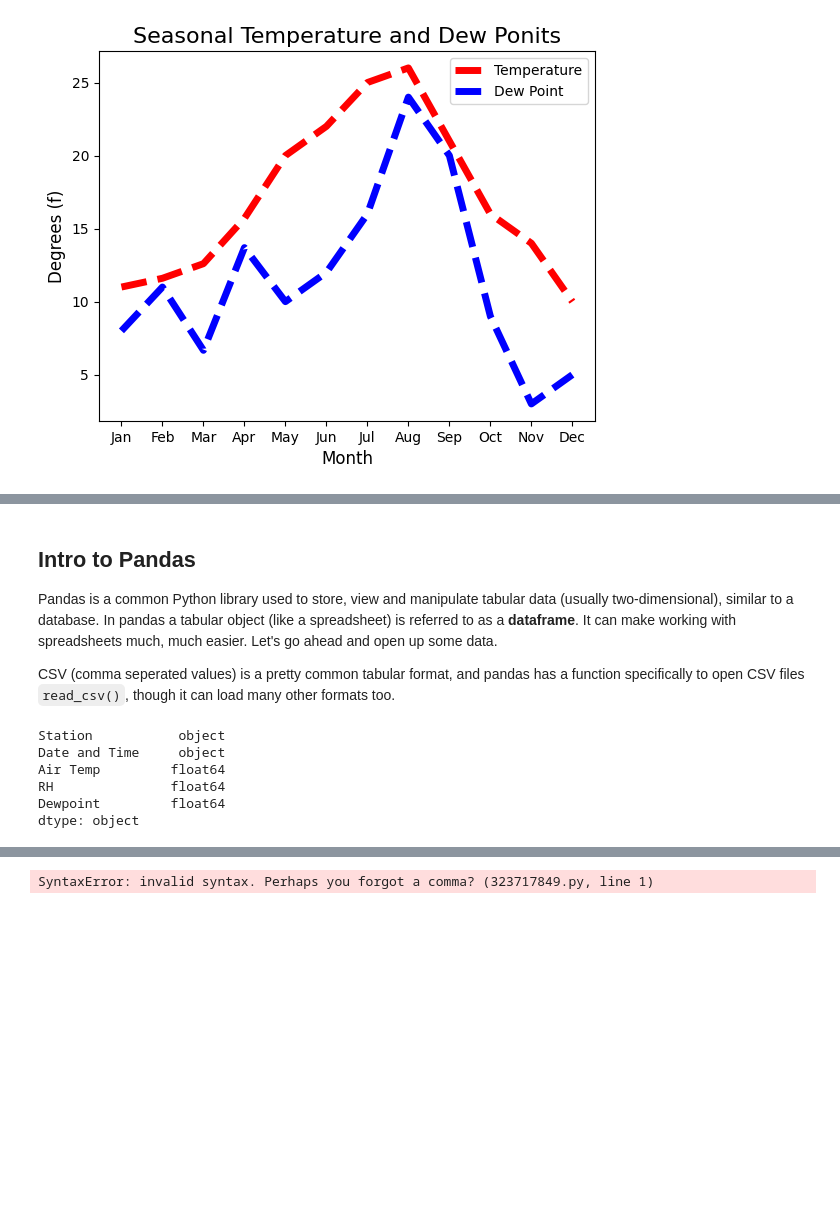
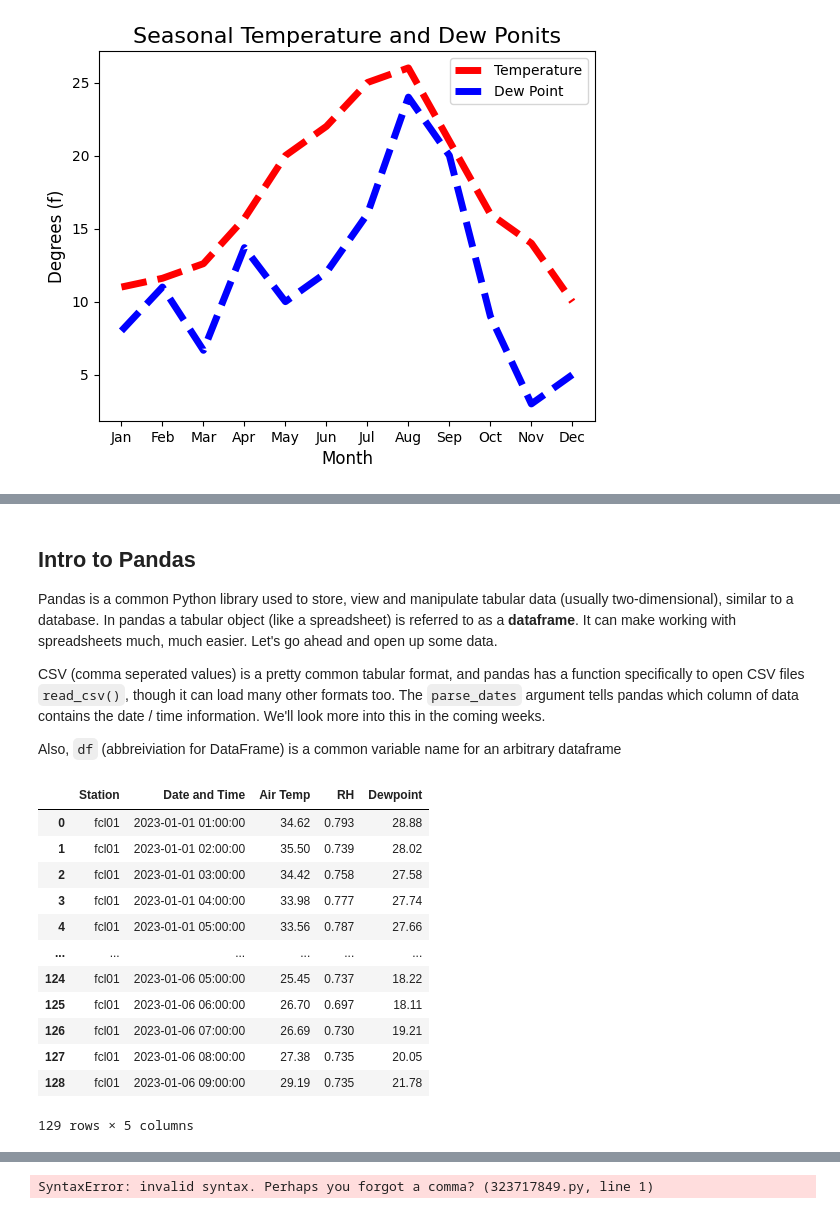
Before and after one commit to charlie-becker/MTR2040, a Jupyter notebook: MTR2040_lab_3.ipynb, the cells around one changed output, grey strips where cells are left out. Saved outputs shown, nothing was run; the diff lists cells and outputs as text; code cells hidden in the pictures; blank space fills up the shorter version.

```diff
--- a/MTR2040_lab_3.ipynb
+++ b/MTR2040_lab_3.ipynb
@@ -129,15 +67,24 @@ array([3, 3, 5, 2, 6, 1, 3, 1, 3, 2, 4, 4, 4, 6, 1, 2, 1, 3, 2, 4, 4, 6,
 ## Intro to Pandas
 Pandas is a common Python library used to store, view and manipulate tabular data (usually two-dimensional), similar to a database. In pandas a tabular object (like a spreadsheet) is referred to as a **dataframe**. It can make working with spreadsheets much, much easier. Let's go ahead and open up some data.
 
-CSV (comma seperated values) is a pretty common tabular format, and pandas has a function specifically to open CSV files `read_csv()`, though it can load many other formats too.
+CSV (comma seperated values) is a pretty common tabular format, and pandas has a function specifically to open CSV files `read_csv()`, though it can load many other formats too. The `parse_dates` argument tells pandas which column of data contains the date / time information. We'll look more into this in the coming weeks.
+
+Also, `df` (abbreiviation for DataFrame) is a common variable name for an arbitrary dataframe
 # %%
-df = pd.read_csv("/Users/charlesbecker/Downloads/Fort_collins_Ag_2023-01-01_2023-01-05.csv")
-df.dtypes
+df = pd.read_csv("~/Downloads/Fort_collins_Ag_2023-01-01_2023-01-05.csv", parse_dates=['Date and Time'])
+df
 # %% [output]
+|  | Station | Date and Time | Air Temp | RH | Dewpoint |
+| 0 | fcl01 | 2023-01-01 01:00:00 | 34.62 | 0.793 | 28.88 |
+| 1 | fcl01 | 2023-01-01 02:00:00 | 35.50 | 0.739 | 28.02 |
+| 2 | fcl01 | 2023-01-01 03:00:00 | 34.42 | 0.758 | 27.58 |
+| 3 | fcl01 | 2023-01-01 04:00:00 | 33.98 | 0.777 | 27.74 |
+| 4 | fcl01 | 2023-01-01 05:00:00 | 33.56 | 0.787 | 27.66 |
+| ... | ... | ... | ... | ... | ... |
+| 124 | fcl01 | 2023-01-06 05:00:00 | 25.45 | 0.737 | 18.22 |
+| 125 | fcl01 | 2023-01-06 06:00:00 | 26.70 | 0.697 | 18.11 |
+| 126 | fcl01 | 2023-01-06 07:00:00 | 26.69 | 0.730 | 19.21 |
+| 127 | fcl01 | 2023-01-06 08:00:00 | 27.38 | 0.735 | 20.05 |
+| 128 | fcl01 | 2023-01-06 09:00:00 | 29.19 | 0.735 | 21.78 |
-Station           object
-Date and Time     object
-Air Temp         float64
-RH               float64
-Dewpoint         float64
-dtype: object
+129 rows × 5 columns
 # %% [markdown]
```
Also changed, not shown: parts of 52 cells of this notebook.
